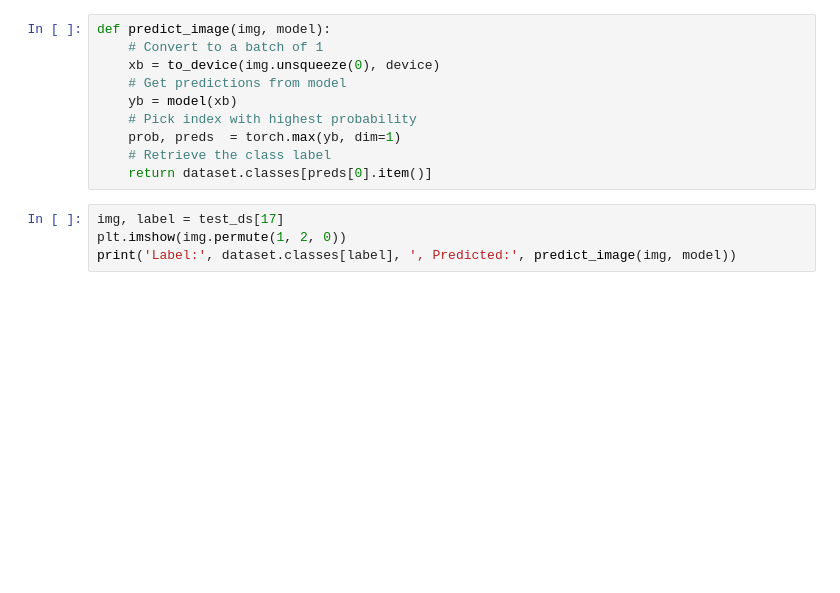
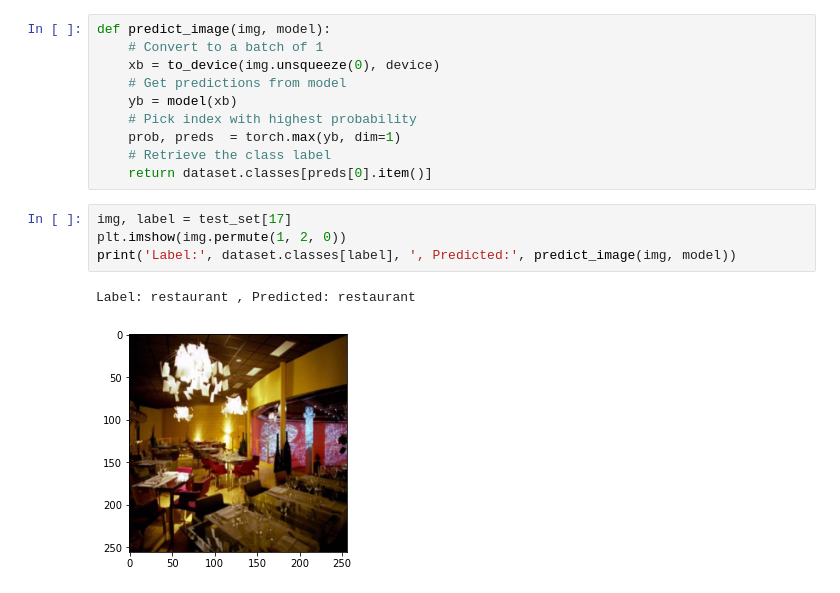
Before and after one commit to mnguyen0226/deepdream_college, a Jupyter notebook: src/resnet_pretrain_classifier.ipynb, the cells around one changed output. Saved outputs shown, nothing was run; the diff lists cells and outputs as text; blank space fills up the shorter version.

```diff
--- a/src/resnet_pretrain_classifier.ipynb
+++ b/src/resnet_pretrain_classifier.ipynb
@@ -299,7 +304,10 @@ def predict_image(img, model):
     # Retrieve the class label
     return dataset.classes[preds[0].item()]
 # %%
-img, label = test_ds[17]
+img, label = test_set[17]
 plt.imshow(img.permute(1, 2, 0))
 print('Label:', dataset.classes[label], ', Predicted:', predict_image(img, model))
+# %% [output]
+Label: restaurant , Predicted: restaurant
+[figure, added]
 # %%
```
Also changed, not shown: parts of 9 cells of this notebook.
